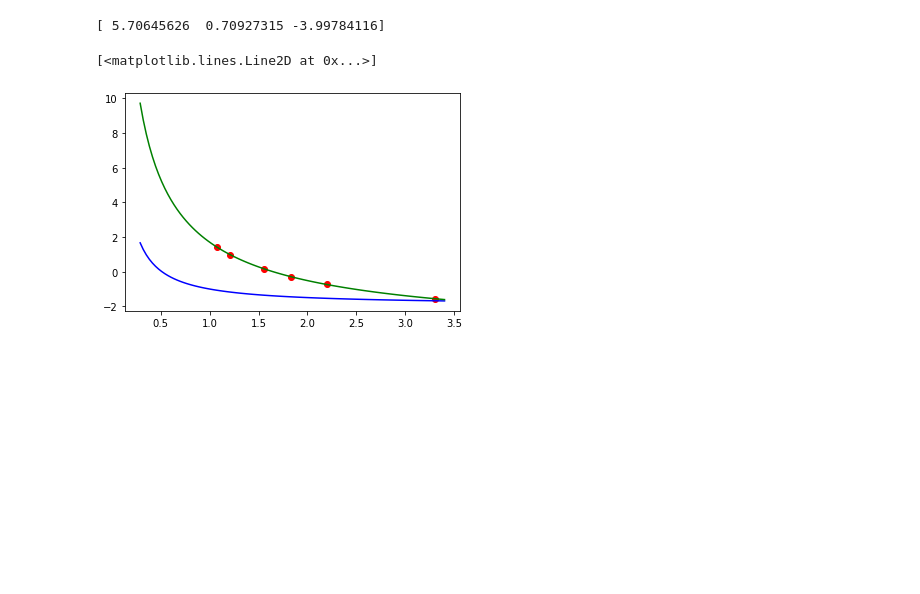
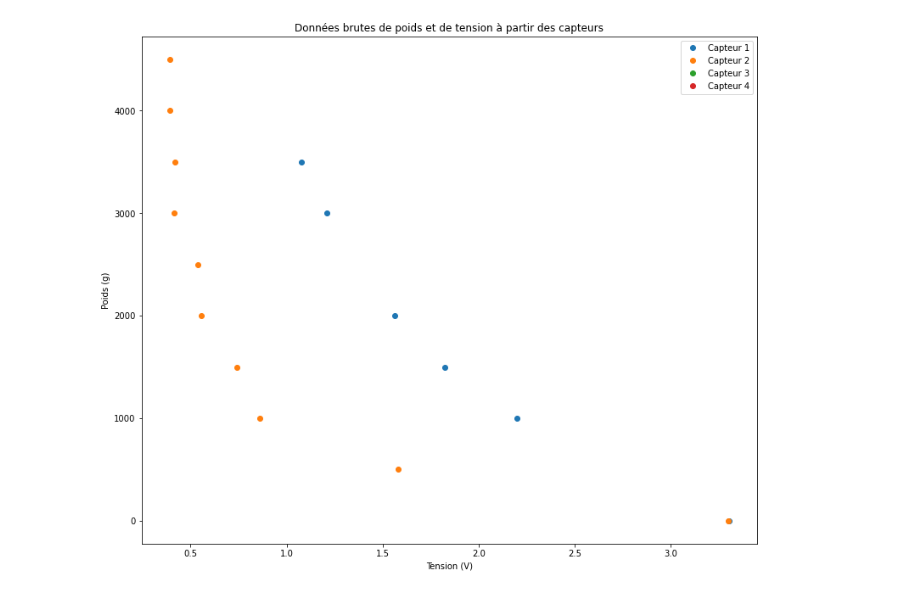
Before and after one commit to MalauD/TIPE2022, a Jupyter notebook: Code/Notebooks/gradient_descent.ipynb, the cells around one changed output. Drawn from its saved outputs; the diff is of its cells as text; code cells hidden in the pictures; blank space fills up the shorter version.

Commit message:
Added visualisation of config

```diff
--- a/Code/Notebooks/gradient_descent.ipynb
+++ b/Code/Notebooks/gradient_descent.ipynb
@@ -3,3 +3,4 @@ import matplotlib.pyplot as plt
 import numpy as np
 import pandas as pd
 from scipy.optimize import curve_fit
+plt.rcParams['figure.figsize'] = [13, 11]
@@ -52,21 +7,44 @@ SyntaxError: invalid syntax (<ipython-input-14-746f9eb8b349>, line 2)
-# %%
-params = [0.9295698,1.093334,-1.923782]
-
-arr = np.array([
-    [3.30, -1.56],
-[2.20, -0.71],
-[1.83, -0.28],
-[1.56, 0.14],
-[1.21, 0.99],
-[1.08, 1.41],
-])
-
-plt.plot(arr[:,0], arr[:,1], 'ro')
-plt.plot(x, func(x, *params), 'b-')
-popt, pcov = curve_fit(func, arr[:,0], arr[:,1])
-print(popt)
-plt.plot(x, func(x, *popt), 'g-')
-# %% [output]
-[ 5.70645626  0.70927315 -3.99784116]
-[<matplotlib.lines.Line2D at 0x...>]
-[figure, removed]
+# %%
+# Parse config.txt file
+# the first line is the number of entries
+# then each line is the fitting result with params a,b,c,d,mean,std
+# then there is a line for the number of data points in the fit
+# each line is a data point x,y
+def parse_config(filename):
+    with open(filename) as f:
+        num_entries = int(f.readline())
+        entries = []
+        for i in range(num_entries):
+            line = f.readline()
+            entry = line.split(',')
+            # add tuple (params, mean, std)
+            entries.append((list(map(float,entry[0:-2])), float(entry[-2]), float(entry[-1])))
+        data = []
+        for i in range(num_entries):
+            num_data_points = int(f.readline())
+            data_points = []
+            for i in range(num_data_points):
+                line = f.readline()
+                x,y = line.split(',')
+                data_points.append((float(x),float(y)))
+            data_points.sort(key=lambda x: x[1])
+            data.append(data_points)
+        return entries, data
+
+config = parse_config("config.txt")
+# %%
+# Plot the data points
+def plot_data(data):
+    for i in range(len(data)):
+        x = [d[0] for d in data[i]]
+        y = [d[1] for d in data[i]]
+        plt.plot(x,y,'o', label='Capteur {}'.format(i+1))
+        plt.xlabel('Tension (V)')
+        plt.ylabel('Poids (g)')
+    plt.legend()
+    plt.title("Données brutes de poids et de tension à partir des capteurs")
+    plt.show()
+
+plot_data(config[1])
+# %% [output]
+[figure, added]
```
Also changed, not shown: parts of 5 cells of this notebook, 3 other files.
